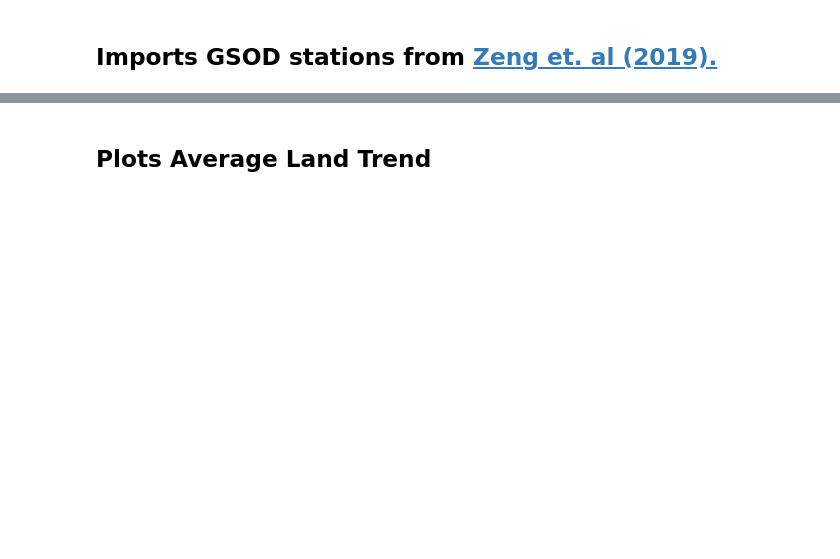
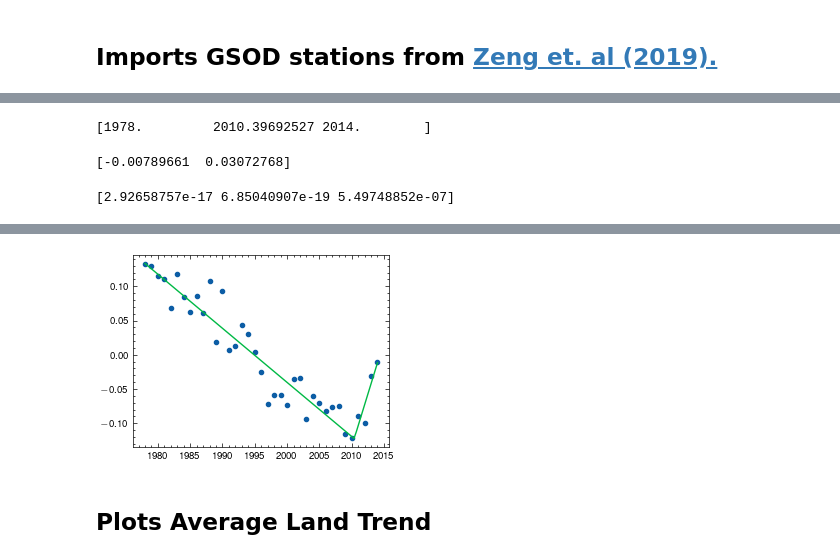
Before and after one commit to ivalencius/winds-of-change, a Jupyter notebook: amip_validation.ipynb, the cells around one changed output, grey strips where cells are left out. Saved outputs shown, nothing was run; the diff lists cells and outputs as text; code cells hidden in the pictures; blank space fills up the shorter version.

```diff
--- a/amip_validation.ipynb
+++ b/amip_validation.ipynb
@@ -234,0 +273,27 @@ Data variables:
+# %%
+
+def piecewise_linear(x, x0, y0, k1, k2):
+    return np.piecewise(x, [x < x0], [lambda x:k1*x + y0-k1*x0, lambda x:k2*x + y0-k2*x0])
+
+# p , e = optimize.curve_fit(piecewise_linear, years, obs_anom)
+# plt.plot(years, np.convolve(obs_anom, np.ones(5), 'same') / 5, "o")
+# plt.plot(years, piecewise_linear(years, *p))
+# plt.show()
+x = years
+y= obs_anom
+my_pwlf = pwlf.PiecewiseLinFit(x, y)
+breaks = my_pwlf.fit(2)
+print(breaks)
+print(my_pwlf.calc_slopes())
+print(my_pwlf.p_values())
+x_hat = np.linspace(x.min(), x.max(), 100)
+y_hat = my_pwlf.predict(x_hat)
+
+plt.figure()
+plt.plot(x, y, 'o')
+plt.plot(x_hat, y_hat, '-')
+plt.show()
+# %% [output]
+[1978.         2010.39692527 2014.        ]
+[-0.00789661  0.03072768]
+[2.92658757e-17 6.85040907e-19 5.49748852e-07]
@@ -235,3 +301,4 @@ Data variables:
+[figure, added]
 # %% [markdown]
 ## Plots Average Land Trend
 # %%
```
Also changed, not shown: parts of 8 cells of this notebook.
